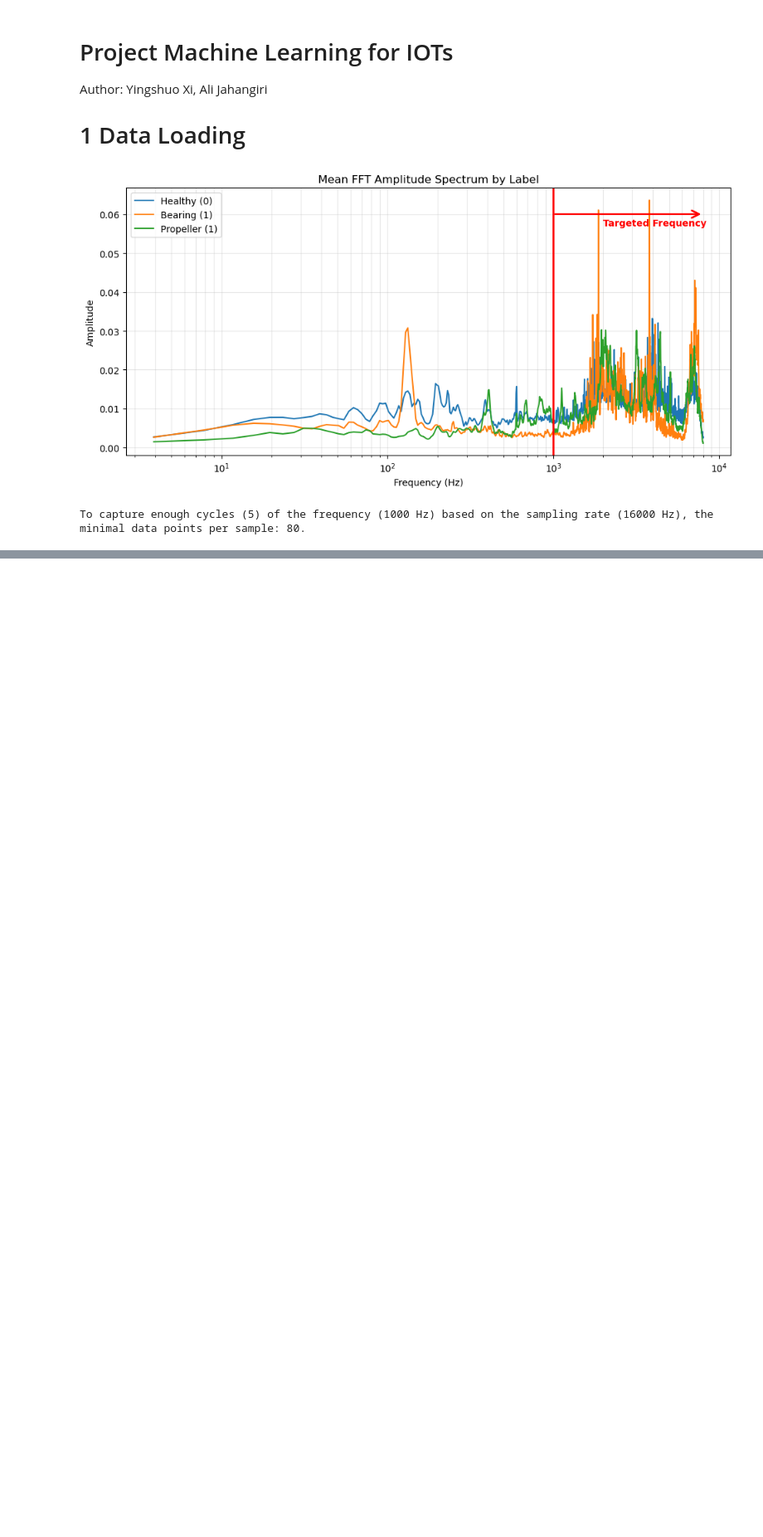
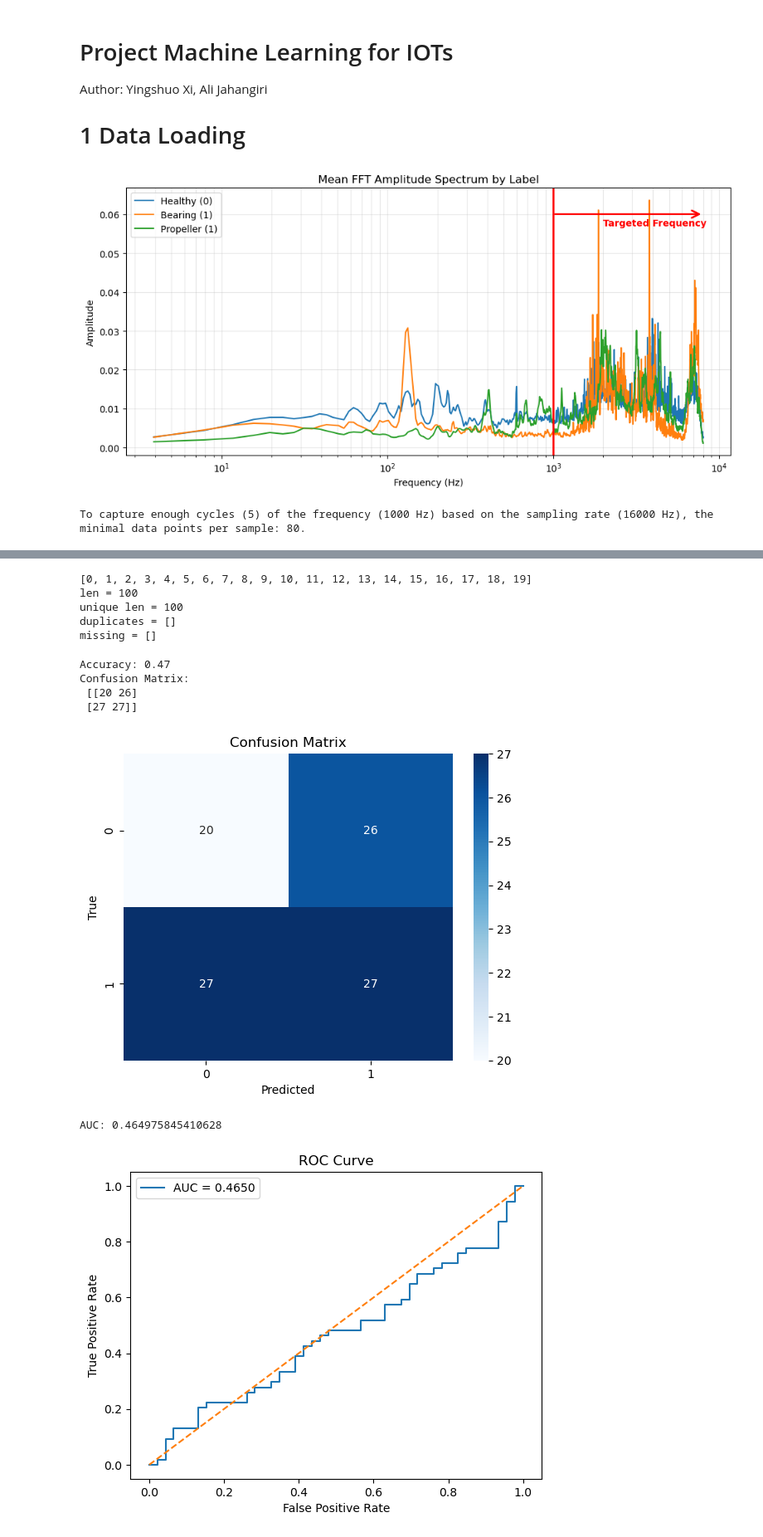
Before and after one commit to YingshuoXi/EITP40_Project_Ali_Yingshuo, a Jupyter notebook: Send_Data_WB55.ipynb, the cells around one changed output, grey strips where cells are left out. Shown at 83% size. Cells and saved outputs as stored; diff of their text form; code cells hidden in the pictures; blank space fills up the shorter version.

```diff
--- a/Send_Data.ipynb
+++ b/Send_Data_WB55.ipynb
@@ -257,9 +242,11 @@ def build_dataset(name, labels_value, mark, target_mark, mean_train = None, std_
     return all_segments, all_labels, mean_train, std_train
 # %%
 print("TRAIN: ")
-train_X, train_y, mean_train, std_train = build_dataset(name, labels_value, train_test_mark, 0)
+train_X, train_y, mean_train, std_train = build_dataset(name, labels_value, train_val_test_mark, 0)
+print("\nVALIDATION: ")
+val_X, val_y, _, _ = build_dataset(name, labels_value, train_val_test_mark, 1, mean_train, std_train)
 print("\nTEST: ")
-test_X, test_y, _, _ = build_dataset(name, labels_value, train_test_mark, 1, mean_train, std_train)
+test_X, test_y, _, _ = build_dataset(name, labels_value, train_val_test_mark, 2, mean_train, std_train)
 # < 65536 (2^16), Use 2-byte-sequence number
 # %% [output]
 TRAIN:
@@ -892,0 +598,65 @@ send_dataset('COM4', 209700, train_X, train_y)
+# %%
+seqs = [d["seq"] for d in test_results]
+print(seqs[:20])
+
+print("len =", len(seqs))
+print("unique len =", len(set(seqs)))
+print("duplicates =", sorted([x for x in set(seqs) if seqs.count(x) > 1]))
+print("missing =", [i for i in range(min(seqs), max(seqs)+1) if i not in set(seqs)])
+# %% [output]
+[0, 1, 2, 3, 4, 5, 6, 7, 8, 9, 10, 11, 12, 13, 14, 15, 16, 17, 18, 19]
+len = 100
+unique len = 100
+duplicates = []
+missing = []
+# %%
+import numpy as np
+from sklearn.metrics import accuracy_score, confusion_matrix, roc_curve, auc
+import matplotlib.pyplot as plt
+
+data = test_results
+
+filtered = [
+    d for d in data
+    if d["y_true"] in [0, 1] and d["pred"] in [0, 1]
+]
+
+y_true = np.array([d["y_true"] for d in filtered])
+y_pred = np.array([d["pred"] for d in filtered])
+y_prob = np.array([d["probability"] for d in filtered])
+
+acc = accuracy_score(y_true, y_pred)
+print("Accuracy:", acc)
+
+cm = confusion_matrix(y_true, y_pred)
+print("Confusion Matrix:\n", cm)
+
+import seaborn as sns
+sns.heatmap(cm, annot=True, fmt="d", cmap="Blues",
+            xticklabels=[0,1], yticklabels=[0,1])
+plt.xlabel("Predicted")
+plt.ylabel("True")
+plt.title("Confusion Matrix")
+plt.show()
+
+fpr, tpr, thresholds = roc_curve(y_true, y_prob)
+roc_auc = auc(fpr, tpr)
+
+print("AUC:", roc_auc)
+
+plt.figure()
+plt.plot(fpr, tpr, label=f"AUC = {roc_auc:.4f}")
+plt.plot([0,1], [0,1], linestyle="--")
+plt.xlabel("False Positive Rate")
+plt.ylabel("True Positive Rate")
+plt.title("ROC Curve")
+plt.legend()
+plt.show()
+# %% [output]
+Accuracy: 0.47
+Confusion Matrix:
+ [[20 26]
+ [27 27]]
+[figure, added]
+AUC: 0.464975845410628
+[figure, added]
```
Also changed, not shown: parts of 10 cells of this notebook, 43 other files.
